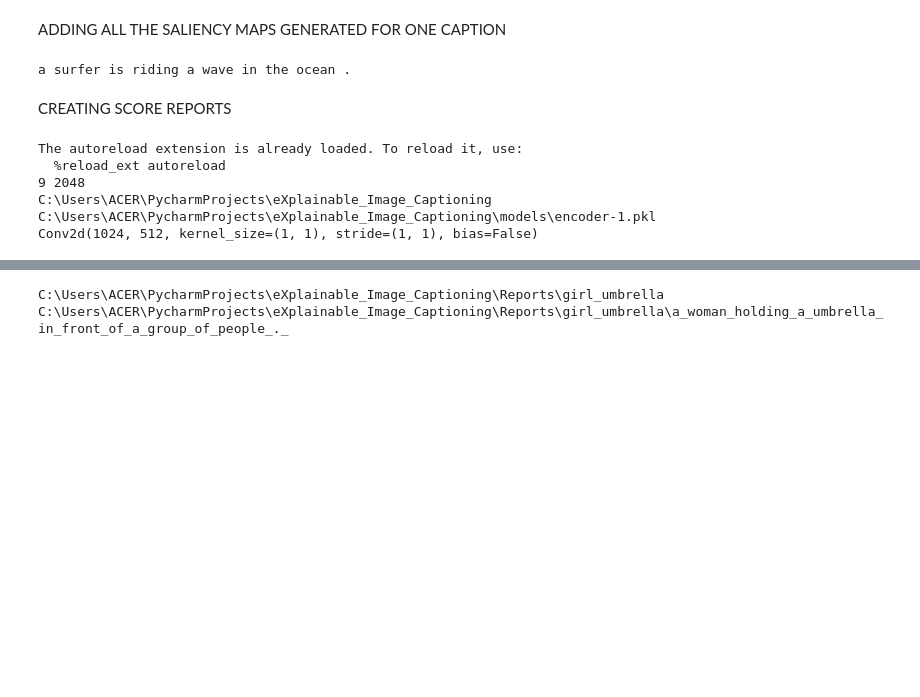
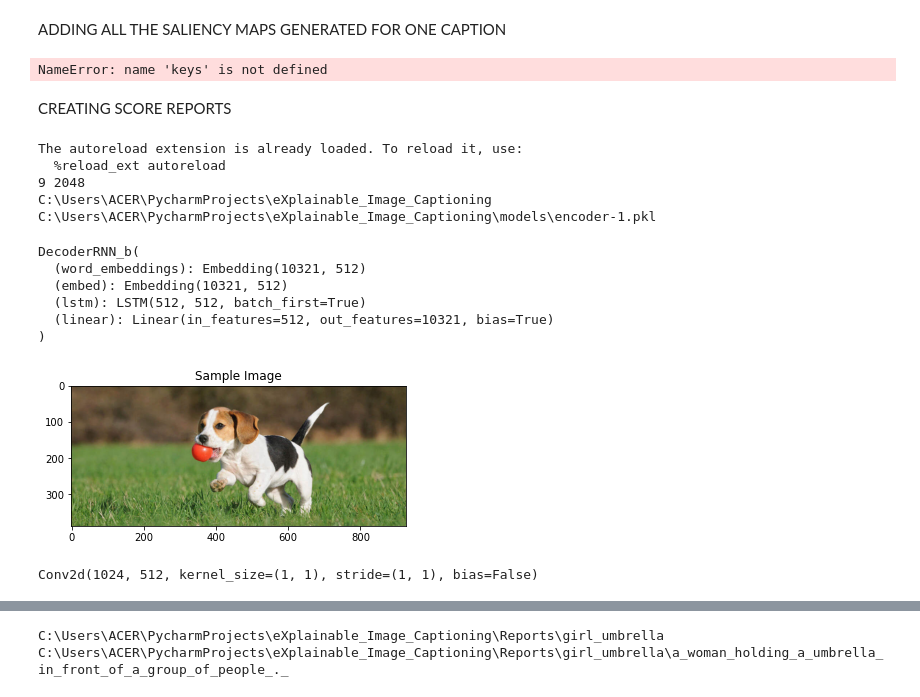
Before and after one commit to Debjyoti-Adhikary/eXplainable_Image_Captioning, a Jupyter notebook: LSTM_Based_Saliency_Tree.ipynb, the cells around one changed output, grey strips where cells are left out. Drawn from its saved outputs; the diff is of its cells as text; code cells hidden in the pictures; blank space fills up the shorter version.

Commit message:
fixup! Added report generation for the caption tree

```diff
--- a/LSTM_Based_Saliency_Tree.ipynb
+++ b/LSTM_Based_Saliency_Tree.ipynb
@@ -198,9 +182,9 @@ images.append(added_image)
 # print(added_image.size())
 images_ = make_grid(torch.cat(images,0),nrow=3)
 output_name =  keys.replace(" ", "_")+file_name
-save_image(images_, os.path.join("outputs", output_name))
+# save_image(images_, os.path.join("outputs", output_name))
 # %% [output]
-a surfer is riding a wave in the ocean .
+NameError: name 'keys' is not defined
 # %% [markdown]
 CREATING SCORE REPORTS
 # %%
@@ -241,15 +225,15 @@ decoder.to(device)
 # decoder.zero_grad()
 
 # print(clean_sentence(caption))
-from lstm_saliency_tree_new import Saliency
-
-target_layer = [*encoder.children()][0][-2][0].conv1
-saliency_object = Saliency(encoder,decoder,target_layer)
-cap_sal_dict, cap_score_dict = saliency_object(input_image.reshape(1,3,224,224).to('cuda'))
 # %% [output]
 The autoreload extension is already loaded. To reload it, use:
   %reload_ext autoreload
 9 2048
 C:\Users\ACER\PycharmProjects\eXplainable_Image_Captioning
 C:\Users\ACER\PycharmProjects\eXplainable_Image_Captioning\models\encoder-1.pkl
-Conv2d(1024, 512, kernel_size=(1, 1), stride=(1, 1), bias=False)
+DecoderRNN_b(
+  (word_embeddings): Embedding(10321, 512)
+  (embed): Embedding(10321, 512)
+  (lstm): LSTM(512, 512, batch_first=True)
+  (linear): Linear(in_features=512, out_features=10321, bias=True)
+)
@@ -309,0 +240,13 @@ def save_reports(caption, DataFrame,file_name):
+# %%
+from lstm_saliency_tree_new import Saliency
+
+file_name = 'dog.jpg'
+address = os.path.join(os.getcwd(),'images',file_name)
+orig_image, input_image = fetch_image(address)
+
+target_layer = [*encoder.children()][0][-2][0].conv1
+saliency_object = Saliency(encoder,decoder,target_layer)
+cap_sal_dict, cap_score_dict,cap_bs_score_dict = saliency_object(input_image.reshape(1,3,224,224).to('cuda'))
+# %% [output]
+[figure, added]
+Conv2d(1024, 512, kernel_size=(1, 1), stride=(1, 1), bias=False)
```
Also changed, not shown: parts of 18 cells of this notebook, 5 other files.
